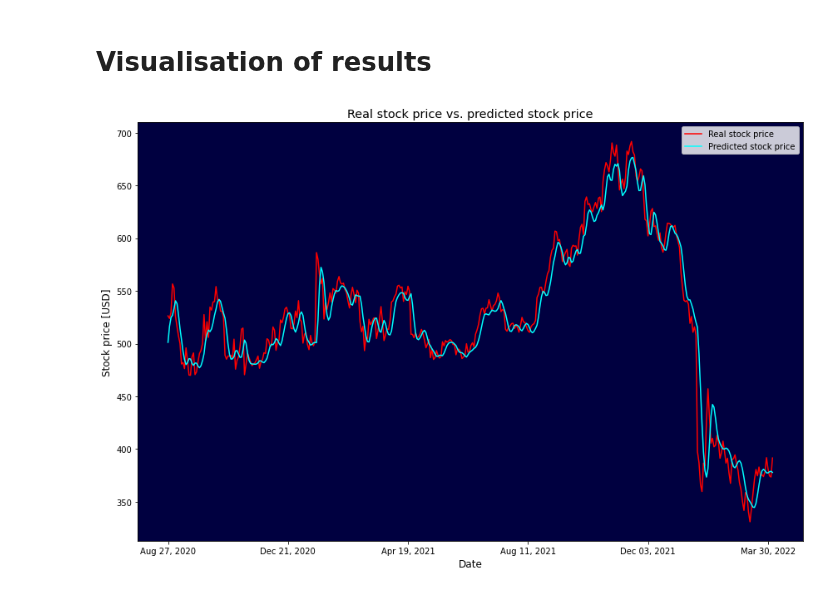
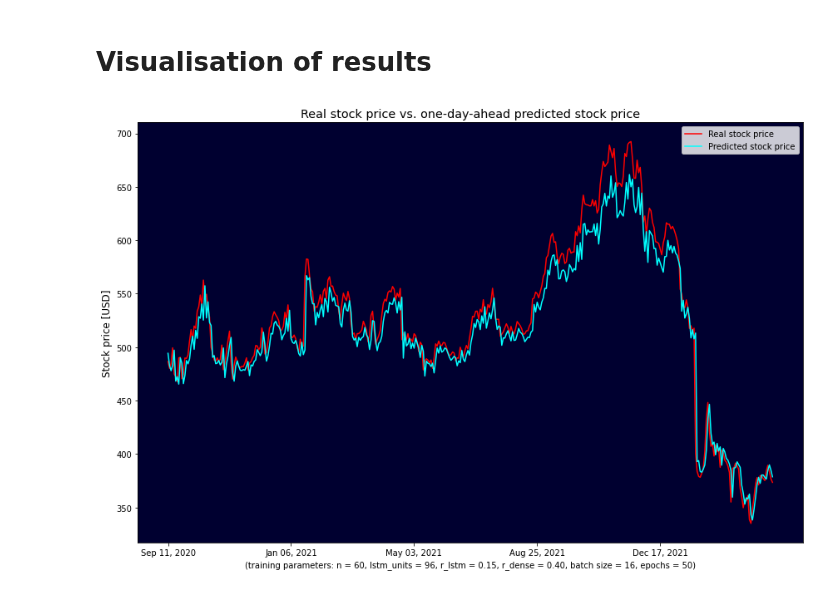
Before and after one commit to rtiedra/data-science, a Jupyter notebook: stock_price/stock_price.ipynb, the cells around one changed output. Saved outputs shown, nothing was run; the diff lists cells and outputs as text; code cells hidden in the pictures.

```diff
--- a/stock_price/stock_price.ipynb
+++ b/stock_price/stock_price.ipynb
@@ -36,9 +36,9 @@ df
 | 0 | Apr 04, 2022 | 391.50 | 373.55 | 396.02 | 373.13 | 6.68M | 4.83% |
 2269 rows × 7 columns
 # %%
-# Storing "Price" values of "df" in a numpy array "arr", and reshaping it into a vertical array
+# Storing "Open" values of stock prices in a numpy array "arr", and reshaping it into a vertical array
 
-arr = df['Price'].values
+arr = df['Open'].values
 arr = arr.reshape(-1, 1)
 arr.shape
 # %% [output]
@@ -112,10 +100,9 @@ Number of dates: 404
 # %%
-# Reshaping "x_train" and "x_test" into the 3D format needed for the LSTM input layer of the RNN model
-# The 3D format includes number of rows, size of the sample and number of features (here 1 for "Price" values)
+# Reshaping "train_seqs" and "test_seqs" into the 3D format needed for the input layer of the RNN model
+# The 3D format includes: number of rows, number of time steps and number of features (here 1 for "Open" values)
 
-x_train = np.reshape(x_train, (x_train.shape[0], x_train.shape[1], 1))
-x_test = np.reshape(x_test, (x_test.shape[0], x_test.shape[1], 1))
+train_seqs = np.reshape(train_seqs, (train_seqs.shape[0], train_seqs.shape[1], 1))
+test_seqs = np.reshape(test_seqs, (test_seqs.shape[0], test_seqs.shape[1], 1))
 
-print('New shape of x_train:', x_train.shape)
-print('New shape of x_test:', x_test.shape)
+train_seqs.shape, test_seqs.shape
 # %% [output]
@@ -199,9 +196,10 @@ model.compile(loss='mse', optimizer='adam')
 # %%
-# Training the model with a given number of epochs and batch size
-# Saving the model's attributes in a HDF5 file
-# See https://www.tensorflow.org/guide/keras/save_and_serialize#keras_h5_format
+# Training the model and saving the model's attributes in a HDF5 file
+# See https://en.wikipedia.org/wiki/Hierarchical_Data_Format
 
-model.fit(x_train, y_train, epochs=50, batch_size=32)
+batch_size = 16
+epochs = 50
+model.fit(train_seqs, train_labels, batch_size=batch_size, epochs=epochs)
 model.save('stock_price.h5')
 # %% [output]
 Epoch 1/50
@@ -224,32 +222,33 @@ Epoch 50/50
 # %%
-# Storing in numpy array "predicted_prices" the stock prices predicted by the model
-# Storing in numpy array "real_prices" the real stock prices contained in "y_test"
-# Rescaling the values of both arrays to the original scale
+# Storing in numpy array "predicted_prices" the one-day-ahead stock prices predicted by the model
+# Storing in numpy array "real_prices" the real stock prices contained in "test_labels"
+# Putting back both arrays to the original scale and format
 
 model = load_model('stock_price.h5')
 
-predicted_prices = model.predict(x_test)
+predicted_prices = model.predict(test_seqs)
 predicted_prices = scaler.inverse_transform(predicted_prices)
-real_prices = scaler.inverse_transform(y_test.reshape(-1, 1))
+real_prices = scaler.inverse_transform(test_labels.reshape(-1, 1))
 # %% [markdown]
 # Visualisation of results
 # %%
-# Line plot of real stock prices vs. predicted stock prices
+# Line plot of real stock prices vs. one-day-ahead predicted stock prices
 
 _, p = plt.subplots(figsize=(12,8))
 
 p.plot(dates, real_prices, color='r', label='Real stock price')
 p.plot(dates, predicted_prices, color='cyan', label='Predicted stock price')
 
-# Parameters, title and legend of the line plot
+# Parameters, title and legend of the plot
 
-p.set_title('Real stock price vs. predicted stock price', size='x-large')
+p.set_title('Real stock price vs. one-day-ahead predicted stock price', size='x-large')
 p.set_ylabel('Stock price [USD]', size='large')
 plt.xticks(np.arange(0, len(dates)+1, 80))
-p.set_xlabel('Date', size='large')
-p.set_facecolor('#000040')
+p.set_xlabel('(training parameters: n = %d, lstm_units = %d, r_lstm = %.2f, r_dense = %.2f, batch size = %d, epochs = %d)'
+             % (n, lstm_units, r_lstm, r_dense, batch_size, epochs))
+p.set_facecolor('#000030')
 p.legend()
 
 plt.tight_layout()
 # %% [output]
-[figure, old version]
+[figure, new version]
```
Also changed, not shown: parts of 20 cells of this notebook.
